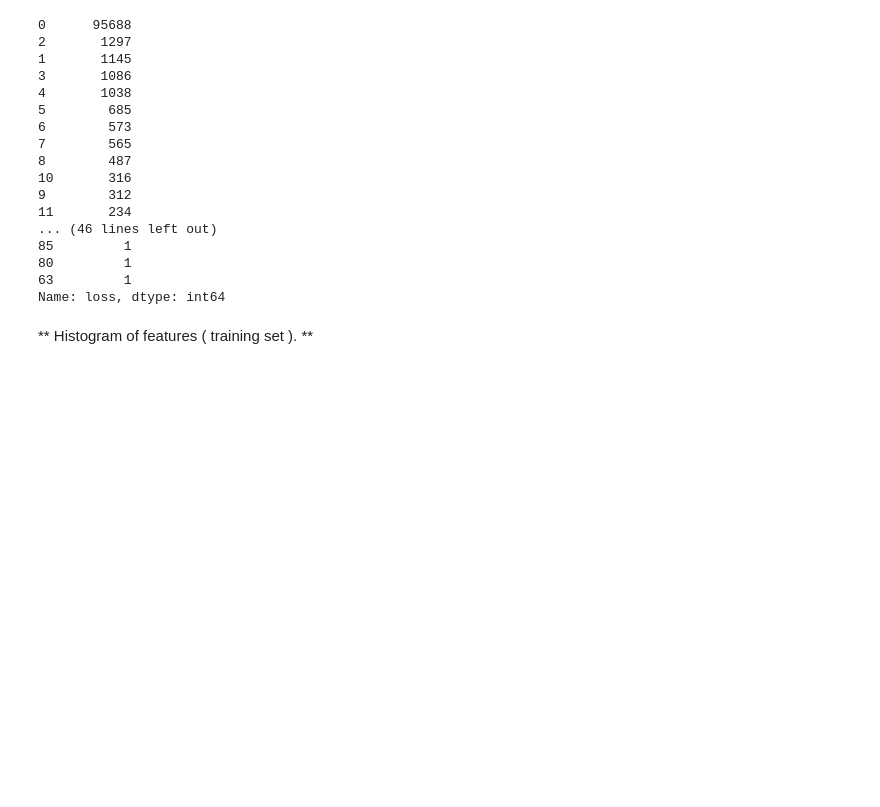
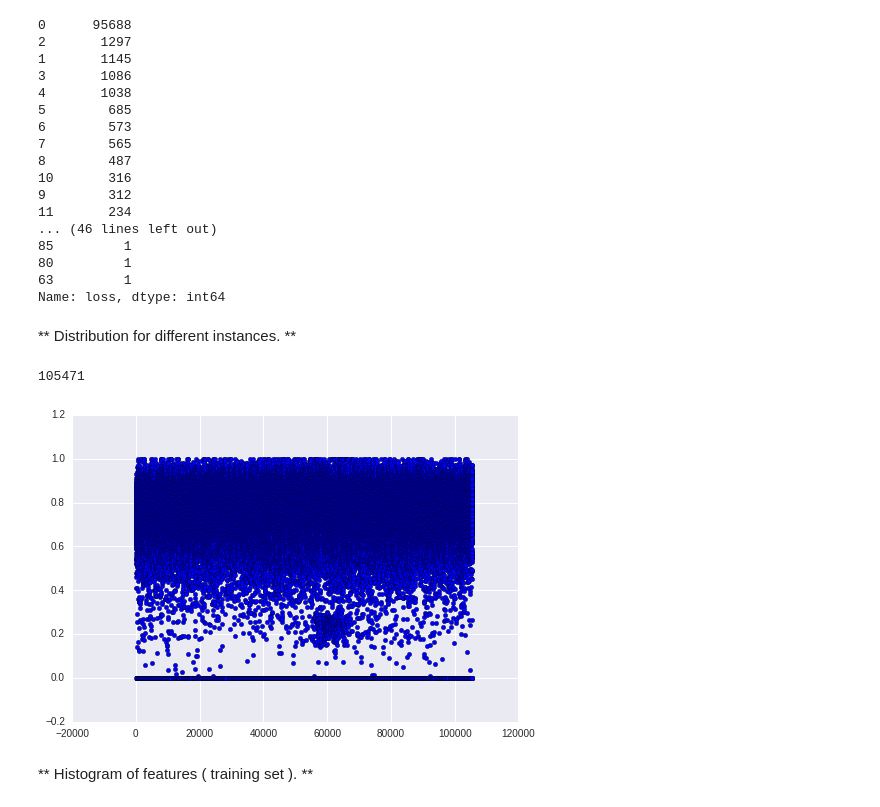
Before and after one commit to numb3r33/Loan-Default-Prediction, a Jupyter notebook: notebooks/DataExploration.ipynb, the cells around one changed output. Drawn from its saved outputs; the diff is of its cells as text; code cells hidden in the pictures; blank space fills up the shorter version.

Commit message:
Visualize features.

```diff
--- a/notebooks/DataExploration.ipynb
+++ b/notebooks/DataExploration.ipynb
@@ -127,6 +127,16 @@ train.loss.value_counts()
 80         1
 63         1
 Name: loss, dtype: int64
+# %% [markdown]
+** Distribution for different instances. **
+# %%
+len(train)
+# %% [output]
+105471
+# %%
+plt.scatter(np.arange(len(train)), train['f14']);
+# %% [output]
+[figure, added]
 # %% [markdown]
 ** Histogram of features ( training set ). **
 # %%
```
Also changed, not shown: parts of 1 cell of this notebook.
